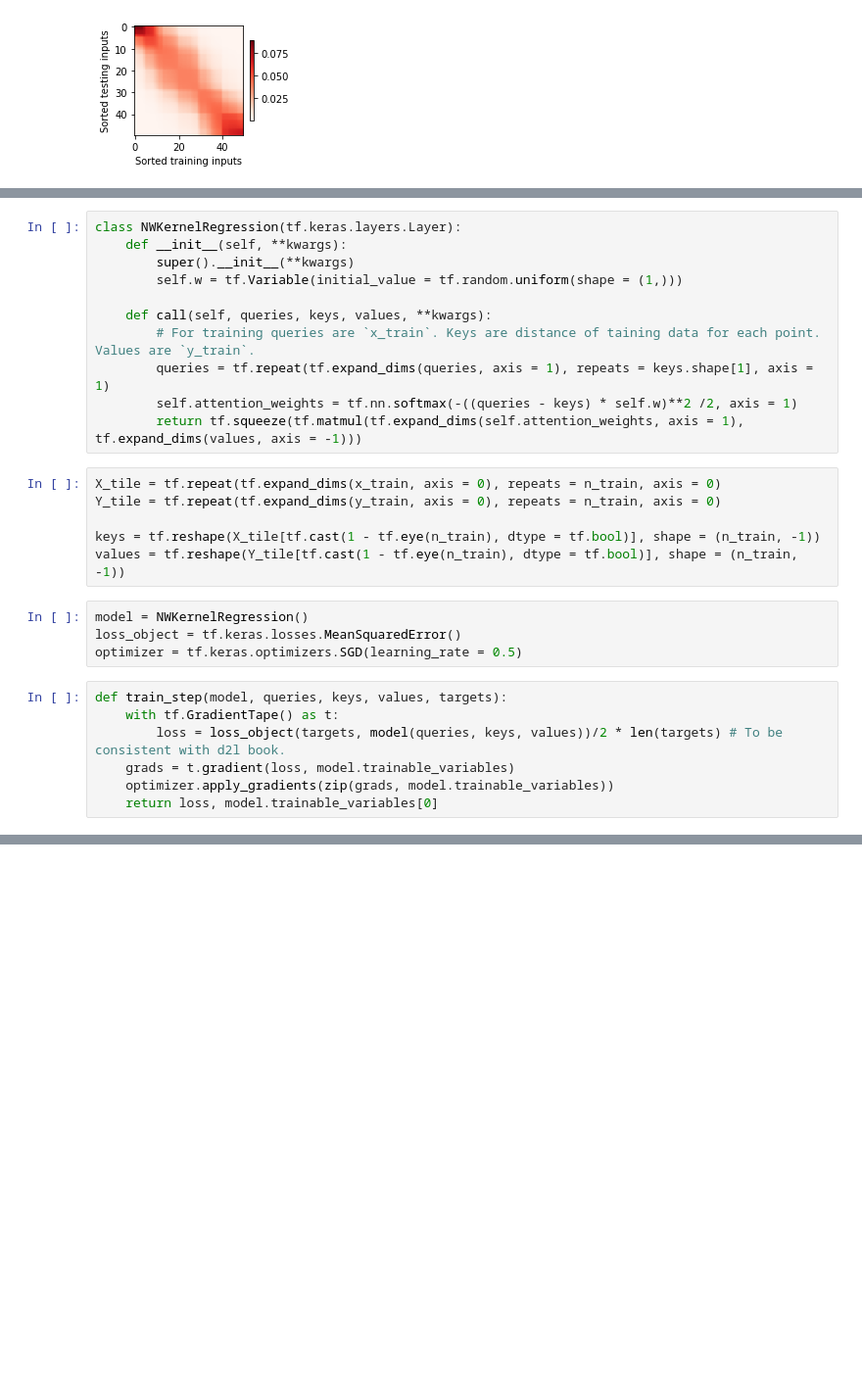
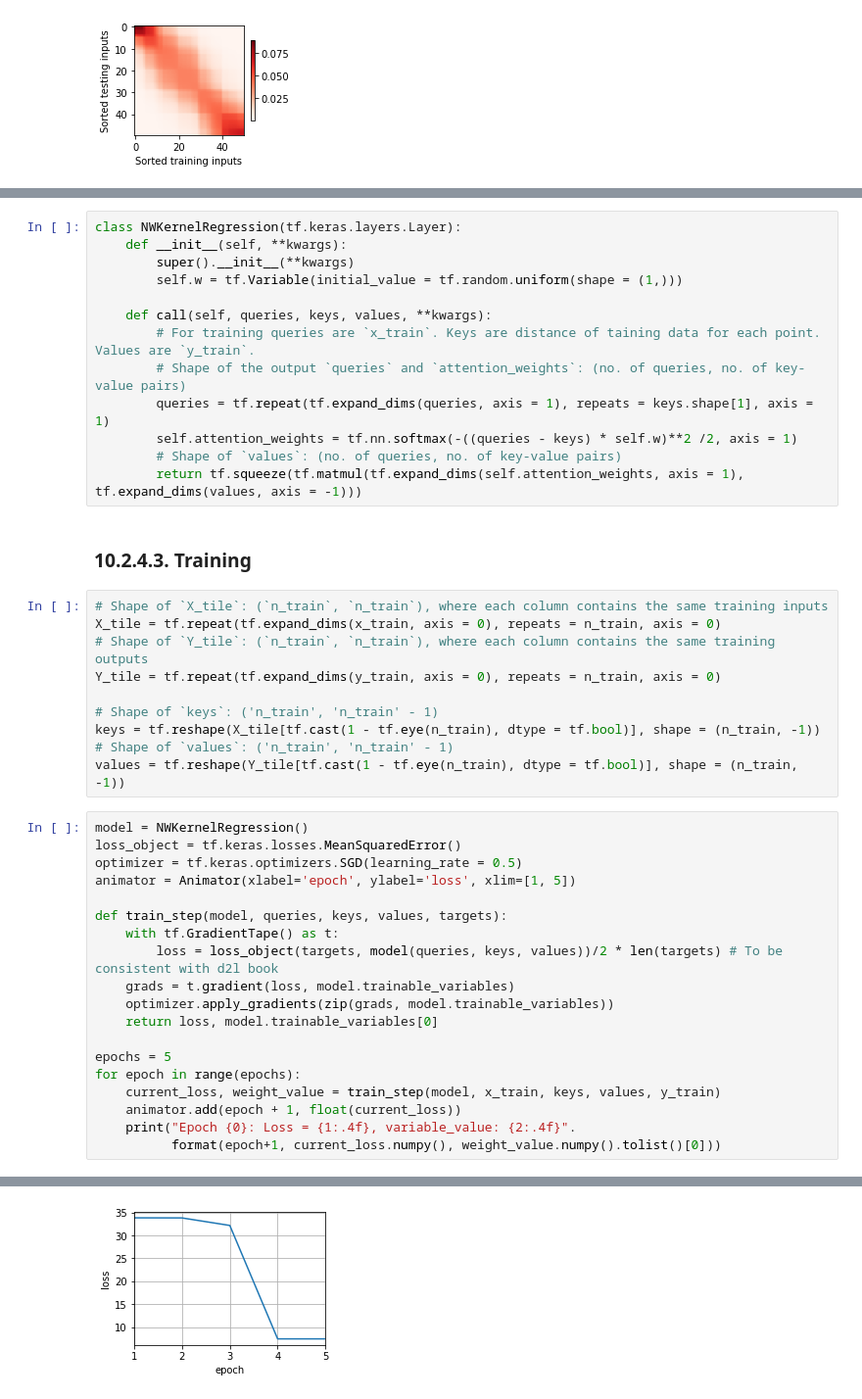
Before and after one commit to biswajitsahoo1111/D2L_Attention_Mechanisms_in_TF, a Jupyter notebook: 10_2_Attention_based_regression.ipynb, the cells around one changed output, grey strips where cells are left out. Shown: that part at 98% size. Saved outputs shown, nothing was run; the diff lists cells and outputs as text; blank space fills up the shorter version.

```diff
--- a/10_2_Attention_based_regression.ipynb
+++ b/10_2_Attention_based_regression.ipynb
@@ -70,23 +94,40 @@ class NWKernelRegression(tf.keras.layers.Layer):
 
     def call(self, queries, keys, values, **kwargs):
         # For training queries are `x_train`. Keys are distance of taining data for each point. Values are `y_train`.
+        # Shape of the output `queries` and `attention_weights`: (no. of queries, no. of key-value pairs)
         queries = tf.repeat(tf.expand_dims(queries, axis = 1), repeats = keys.shape[1], axis = 1)
         self.attention_weights = tf.nn.softmax(-((queries - keys) * self.w)**2 /2, axis = 1)
+        # Shape of `values`: (no. of queries, no. of key-value pairs)
         return tf.squeeze(tf.matmul(tf.expand_dims(self.attention_weights, axis = 1), tf.expand_dims(values, axis = -1)))
+# %% [markdown]
+### 10.2.4.3. Training
 # %%
+# Shape of `X_tile`: (`n_train`, `n_train`), where each column contains the same training inputs
 X_tile = tf.repeat(tf.expand_dims(x_train, axis = 0), repeats = n_train, axis = 0)
+# Shape of `Y_tile`: (`n_train`, `n_train`), where each column contains the same training outputs
 Y_tile = tf.repeat(tf.expand_dims(y_train, axis = 0), repeats = n_train, axis = 0)
 
+# Shape of `keys`: ('n_train', 'n_train' - 1)
 keys = tf.reshape(X_tile[tf.cast(1 - tf.eye(n_train), dtype = tf.bool)], shape = (n_train, -1))
+# Shape of `values`: ('n_train', 'n_train' - 1)
 values = tf.reshape(Y_tile[tf.cast(1 - tf.eye(n_train), dtype = tf.bool)], shape = (n_train, -1))
-# %%
-model = NWKernelRegression()
-loss_object = tf.keras.losses.MeanSquaredError()
-optimizer = tf.keras.optimizers.SGD(learning_rate = 0.5)
 # %%
+model = NWKernelRegression()
+loss_object = tf.keras.losses.MeanSquaredError()
+optimizer = tf.keras.optimizers.SGD(learning_rate = 0.5)
+animator = Animator(xlabel='epoch', ylabel='loss', xlim=[1, 5])
+
 def train_step(model, queries, keys, values, targets):
     with tf.GradientTape() as t:
-        loss = loss_object(targets, model(queries, keys, values))/2 * len(targets) # To be consistent with d2l book.
+        loss = loss_object(targets, model(queries, keys, values))/2 * len(targets) # To be consistent with d2l book
     grads = t.gradient(loss, model.trainable_variables)
     optimizer.apply_gradients(zip(grads, model.trainable_variables))
     return loss, model.trainable_variables[0]
+
+epochs = 5
+for epoch in range(epochs):
+    current_loss, weight_value = train_step(model, x_train, keys, values, y_train)
+    animator.add(epoch + 1, float(current_loss))
+    print("Epoch {0}: Loss = {1:.4f}, variable_value: {2:.4f}".
+          format(epoch+1, current_loss.numpy(), weight_value.numpy().tolist()[0]))
+# %% [output]
@@ -92,0 +135 @@ def train_step(model, queries, keys, values, targets):
+[figure, added]
```
Also changed, not shown: parts of 23 cells of this notebook.
